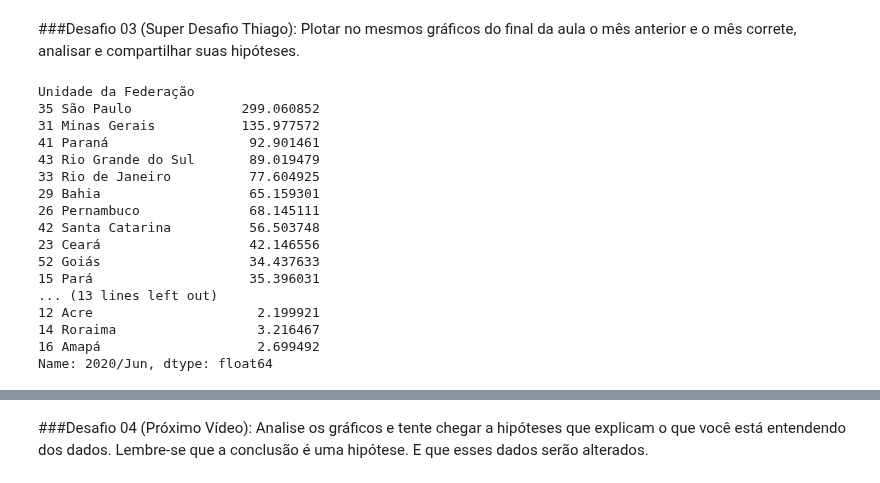
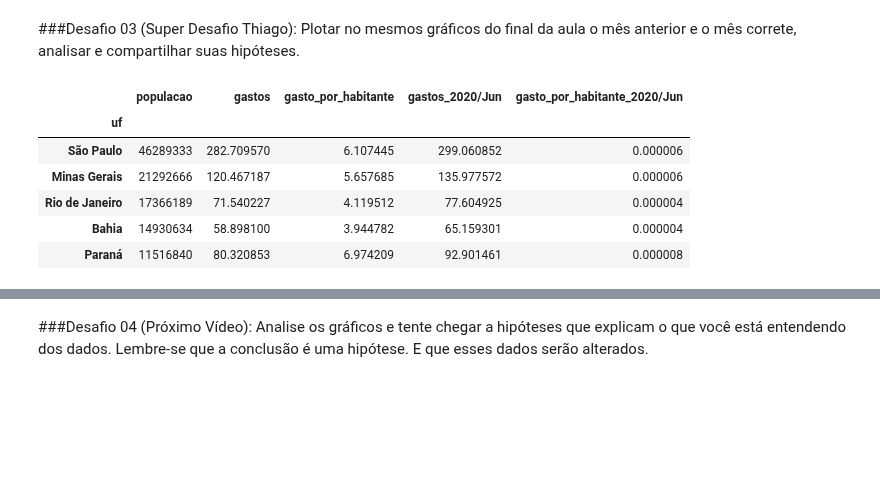
Before and after one commit to rabastos44/Bootcamp-Data-Science-Alura, a Jupyter notebook: Desafios_Modulo_2.ipynb, the cells around one changed output, grey strips where cells are left out. Saved outputs shown, nothing was run; the diff lists cells and outputs as text; code cells hidden in the pictures; blank space fills up the shorter version.

```diff
--- a/Desafios_Modulo_2.ipynb
+++ b/Desafios_Modulo_2.ipynb
@@ -198,26 +198,17 @@ sns.scatterplot(data=unida_anterior, x="populacao", y="gasto_por_habitante")
 # %%
 def insere_gastos_e_gasto_por_habitante_para(todos_os_gastos: pd.DataFrame, dados: pd.DataFrame, mes: str):
   gastos_do_mes = todos_os_gastos[mes]
-  dados[f"gastos_{mes}"] = gastos_do_mes * 1000000
-  dados[f"gasto_por_habitante_{mes}"] = dados[f"gastos_{mes}"] / dados["populacao"]
-  return  gastos_do_mes
+  gastos_do_mes.index = gastos_do_mes.index.str[3:]
+  dados[f"gastos_{mes}"] = gastos_do_mes
+  dados[f"gasto_por_habitante_{mes}"] = dados[f"gastos_{mes}"]*1000000/ dados["populacao"]
 # %%
-insere_gastos_e_gasto_por_habitante_para(ordenado_por_total,gastos_e_populacao_recente,'2020/Jun')
+insere_gastos_e_gasto_por_habitante_para(ordenado_por_total,gastos_e_populacao,'2020/Jun')
+gastos_e_populacao.head()
 # %% [output]
-Unidade da Federação
-35 São Paulo              299.060852
-31 Minas Gerais           135.977572
-41 Paraná                  92.901461
-43 Rio Grande do Sul       89.019479
-33 Rio de Janeiro          77.604925
-29 Bahia                   65.159301
-26 Pernambuco              68.145111
-42 Santa Catarina          56.503748
-23 Ceará                   42.146556
-52 Goiás                   34.437633
-15 Pará                    35.396031
-... (13 lines left out)
-12 Acre                     2.199921
-14 Roraima                  3.216467
-16 Amapá                    2.699492
-Name: 2020/Jun, dtype: float64
+|  | populacao | gastos | gasto_por_habitante | gastos_2020/Jun | gasto_por_habitante_2020/Jun |
+| uf |  |  |  |  |  |
+| São Paulo | 46289333 | 282.709570 | 6.107445 | 299.060852 | 0.000006 |
+| Minas Gerais | 21292666 | 120.467187 | 5.657685 | 135.977572 | 0.000006 |
+| Rio de Janeiro | 17366189 | 71.540227 | 4.119512 | 77.604925 | 0.000004 |
+| Bahia | 14930634 | 58.898100 | 3.944782 | 65.159301 | 0.000004 |
+| Paraná | 11516840 | 80.320853 | 6.974209 | 92.901461 | 0.000008 |
```
Also changed, not shown: parts of 5 cells of this notebook.
